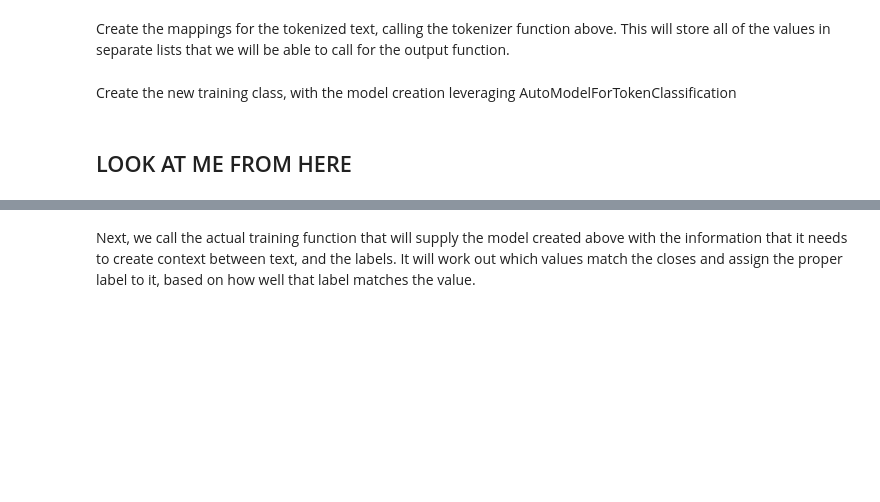
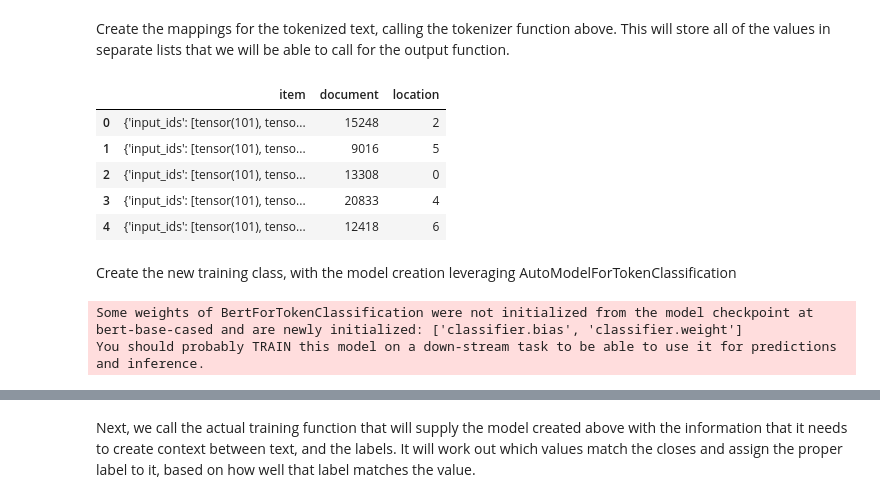
Before and after one commit to GGC-DSA/Kaggle-2024, a Jupyter notebook: notebooks-Spr2024/KAG_Notebook.ipynb, the cells around one changed output, grey strips where cells are left out. Cells and saved outputs as stored; diff of their text form; code cells hidden in the pictures; blank space fills up the shorter version.

Commit message:
Working model training

```diff
--- a/notebooks-Spr2024/KAG_Notebook.ipynb
+++ b/notebooks-Spr2024/KAG_Notebook.ipynb
@@ -822,7 +755,8 @@ def tokenize(line, tokenizer):
     # step 1: get the sentence and word labels
     tokens = line.tokens
     word_labels = line.labels
-
+    document = line.document
+    location = line.document_location
     # step 2: use tokenizer to encode sentence (includes padding/truncation up to max length)
     # BertTokenizerFast provides a handy "return_offsets_mapping" functionality for individual tokens
     encoding = tokenizer(tokens,
@@ -845,7 +779,7 @@ def tokenize(line, tokenizer):
 
     item['labels'] = torch.as_tensor(encoded_labels)
     # print(items) TODO
-    return item
+    return {'item': item, 'document': document, 'location': location}
 # %% [markdown]
 Create the mappings for the tokenized text, calling the tokenizer function above. This will store all of the values in separate lists that we will be able to call for the output function.
 # %%
@@ -875,0 +813,11 @@ ds_train = df_train.apply(lambda line: tokenize(line, config['tokenizer']), axis
+# %%
+predict_dataset_temp = df_test.apply(lambda line: tokenize(line, config['tokenizer']), axis = 1).to_list()
+predict_dataset = pd.DataFrame.from_dict(predict_dataset_temp, orient = 'columns')
+predict_dataset.head()
+# %% [output]
+|  | item | document | location |
+| 0 | {'input_ids': [tensor(101), tenso... | 15248 | 2 |
+| 1 | {'input_ids': [tensor(101), tenso... | 9016 | 5 |
+| 2 | {'input_ids': [tensor(101), tenso... | 13308 | 0 |
+| 3 | {'input_ids': [tensor(101), tenso... | 20833 | 4 |
+| 4 | {'input_ids': [tensor(101), tenso... | 12418 | 6 |
@@ -876,4 +826,2 @@ ds_train = df_train.apply(lambda line: tokenize(line, config['tokenizer']), axis
 # %% [markdown]
 Create the new training class, with the model creation leveraging AutoModelForTokenClassification
-# %% [markdown]
-## LOOK AT ME FROM HERE
@@ -879,0 +863,7 @@ Create the new training class, with the model creation leveraging AutoModelForTo
+# %%
+model = BertForTokenClassification.from_pretrained(config['pretrained_model'])
+data_collator = DataCollatorForTokenClassification(config['tokenizer'])
+# optimizer = torch.optim.Adam(params=model.parameters(), lr=config['LEARNING_RATE'])
+# %% [output]
+Some weights of BertForTokenClassification were not initialized from the model checkpoint at bert-base-cased and are newly initialized: ['classifier.bias', 'classifier.weight']
+You should probably TRAIN this model on a down-stream task to be able to use it for predictions and inference.
```
Also changed, not shown: parts of 50 cells of this notebook.
